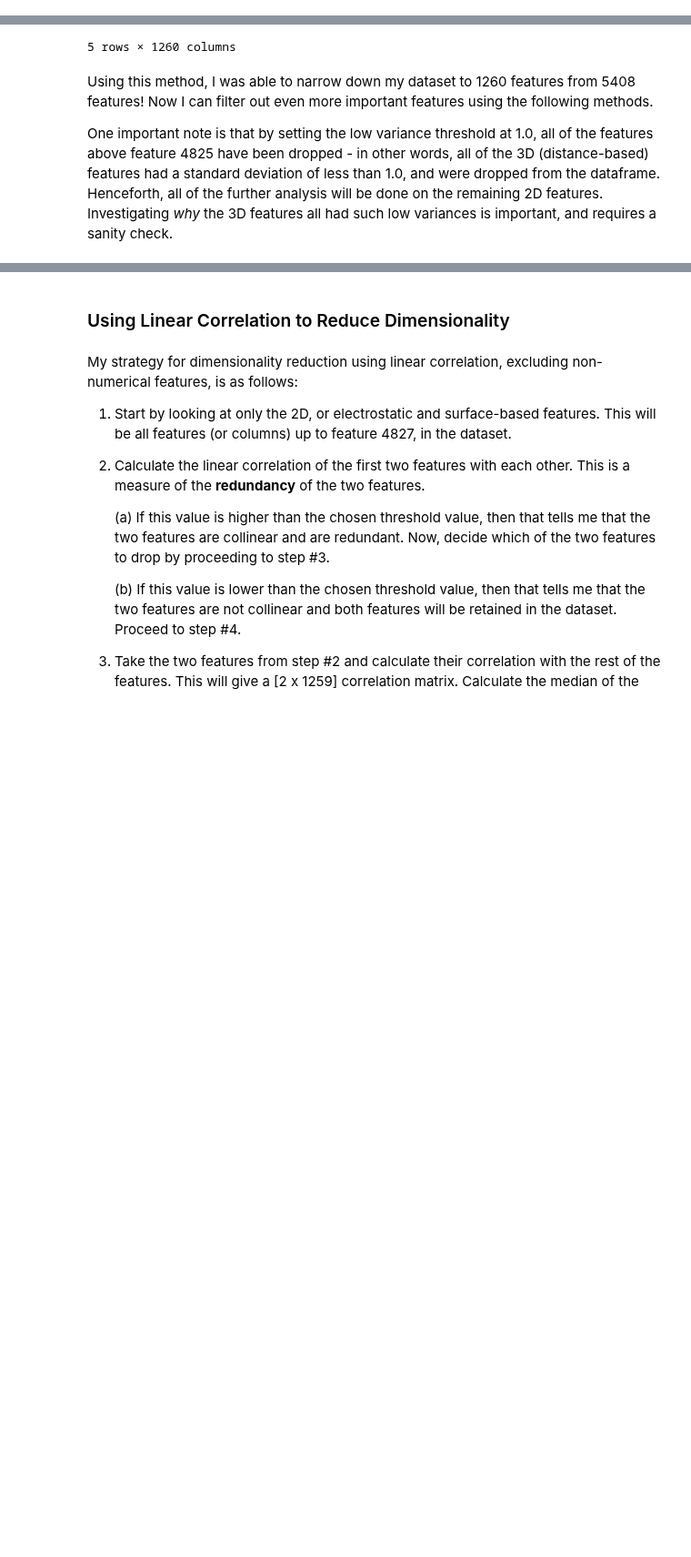
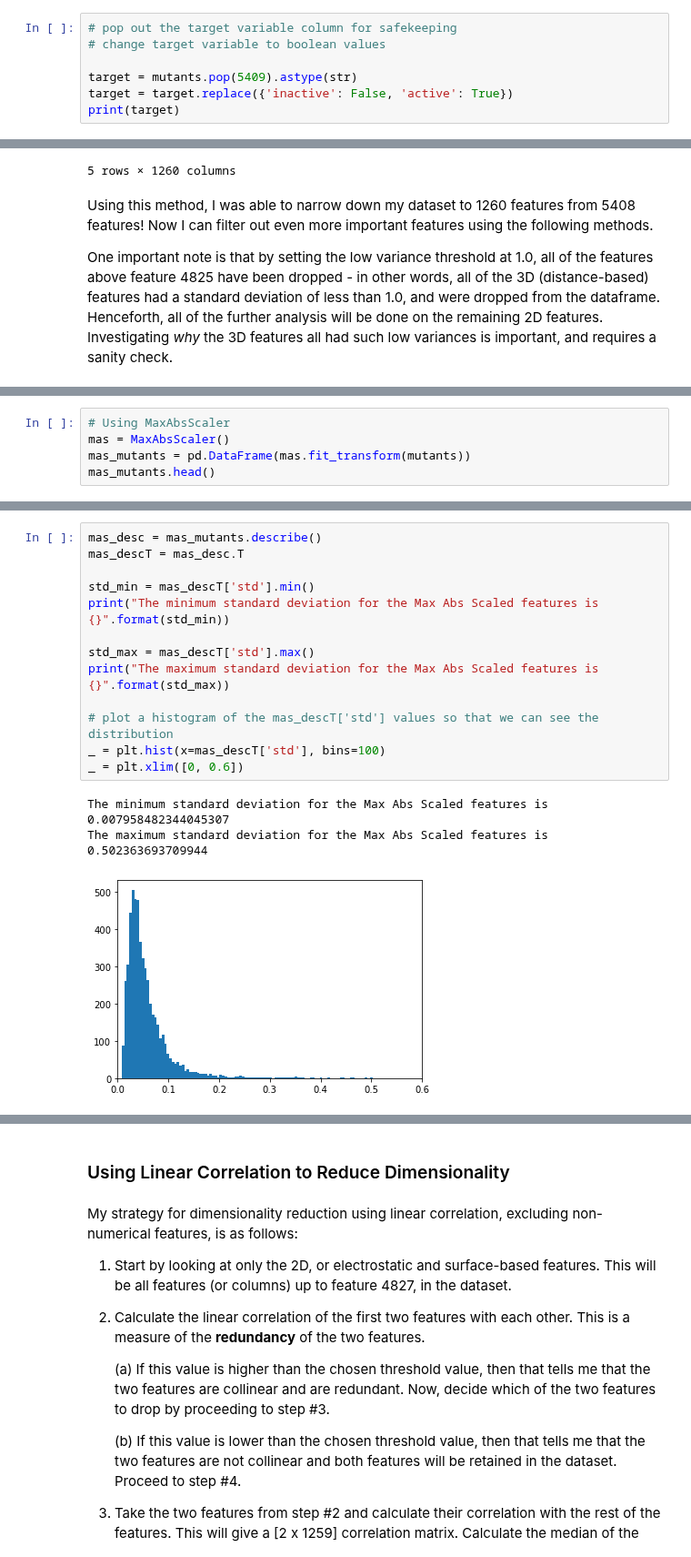
Before and after one commit to dna-witch/p53_Rescue_Mutants, a Jupyter notebook: notebooks/3.0-sm-preprocessing.ipynb, the cells around one changed output, grey strips where cells are left out. Shown at 91% size. Cells and saved outputs as stored; diff of their text form; blank space fills up the shorter version.

Commit message:
Used MaxAbsScaler to Scale Numerical Features

```diff
--- a/notebooks/3.0-sm-preprocessing.ipynb
+++ b/notebooks/3.0-sm-preprocessing.ipynb
@@ -52,3 +52,10 @@ print(nametags)
 16589          y234c_a119e
 16590          y234f_n239l
 Name: 5408, Length: 16591, dtype: object
+# %%
+# pop out the target variable column for safekeeping
+# change target variable to boolean values
+
+target = mutants.pop(5409).astype(str)
+target = target.replace({'inactive': False, 'active': True})
+print(target)
@@ -172,0 +203,5 @@ One important note is that by setting the low variance threshold at 1.0, all of
+# %%
+# Using MaxAbsScaler
+mas = MaxAbsScaler()
+mas_mutants = pd.DataFrame(mas.fit_transform(mutants))
+mas_mutants.head()
@@ -172,0 +216,17 @@ One important note is that by setting the low variance threshold at 1.0, all of
+# %%
+mas_desc = mas_mutants.describe()
+mas_descT = mas_desc.T
+
+std_min = mas_descT['std'].min()
+print("The minimum standard deviation for the Max Abs Scaled features is {}".format(std_min))
+
+std_max = mas_descT['std'].max()
+print("The maximum standard deviation for the Max Abs Scaled features is {}".format(std_max))
+
+# plot a histogram of the mas_descT['std'] values so that we can see the distribution
+_ = plt.hist(x=mas_descT['std'], bins=100)
+_ = plt.xlim([0, 0.6])
+# %% [output]
+The minimum standard deviation for the Max Abs Scaled features is 0.007958482344045307
+The maximum standard deviation for the Max Abs Scaled features is 0.502363693709944
+[figure, added]
```
Also changed, not shown: parts of 12 cells of this notebook.
